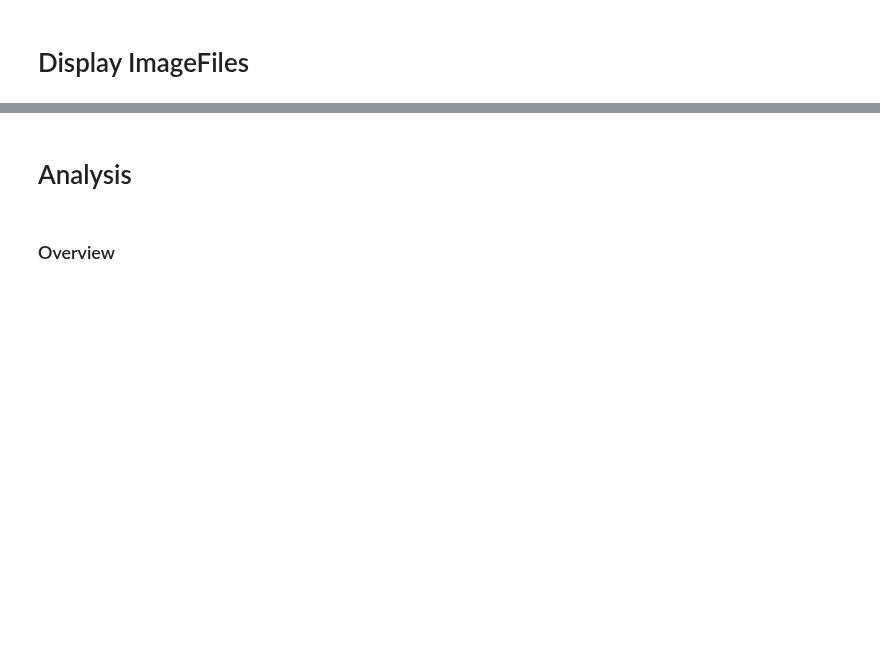
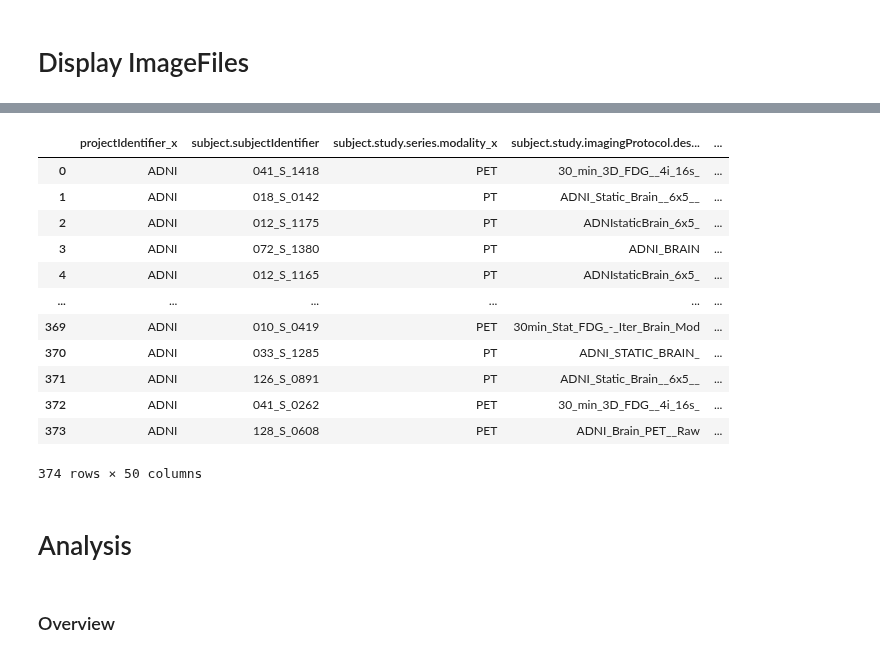
Before and after one commit to FredrikM97/Medical-ROI, a Jupyter notebook: Development/visualisation/visualisation.ipynb, the cells around one changed output, grey strips where cells are left out. Cells and saved outputs as stored; diff of their text form; code cells hidden in the pictures; blank space fills up the shorter version.

```diff
--- a/Development/visualisation/visualisation.ipynb
+++ b/Development/visualisation/visualisation.ipynb
@@ -64,3 +80,19 @@ dplay.display_all_pd_cols(files_df)
+# %%
+df
+# %% [output]
+|  | projectIdentifier_x | subject.subjectIdentifier | subject.study.series.modality_x | subject.study.imagingProtocol.des... | ... |
+| 0 | ADNI | 041_S_1418 | PET | 30_min_3D_FDG__4i_16s_ | ... |
+| 1 | ADNI | 018_S_0142 | PT | ADNI_Static_Brain__6x5__ | ... |
+| 2 | ADNI | 012_S_1175 | PT | ADNIstaticBrain_6x5_ | ... |
+| 3 | ADNI | 072_S_1380 | PT | ADNI_BRAIN | ... |
+| 4 | ADNI | 012_S_1165 | PT | ADNIstaticBrain_6x5_ | ... |
+| ... | ... | ... | ... | ... | ... |
+| 369 | ADNI | 010_S_0419 | PET | 30min_Stat_FDG_-_Iter_Brain_Mod | ... |
+| 370 | ADNI | 033_S_1285 | PT | ADNI_STATIC_BRAIN_ | ... |
+| 371 | ADNI | 126_S_0891 | PT | ADNI_Static_Brain__6x5__ | ... |
+| 372 | ADNI | 041_S_0262 | PET | 30_min_3D_FDG__4i_16s_ | ... |
+| 373 | ADNI | 128_S_0608 | PET | ADNI_Brain_PET__Raw | ... |
+374 rows × 50 columns
 # %% [markdown]
 # Analysis
 # %% [markdown]
```
Also changed, not shown: parts of 17 cells of this notebook.
